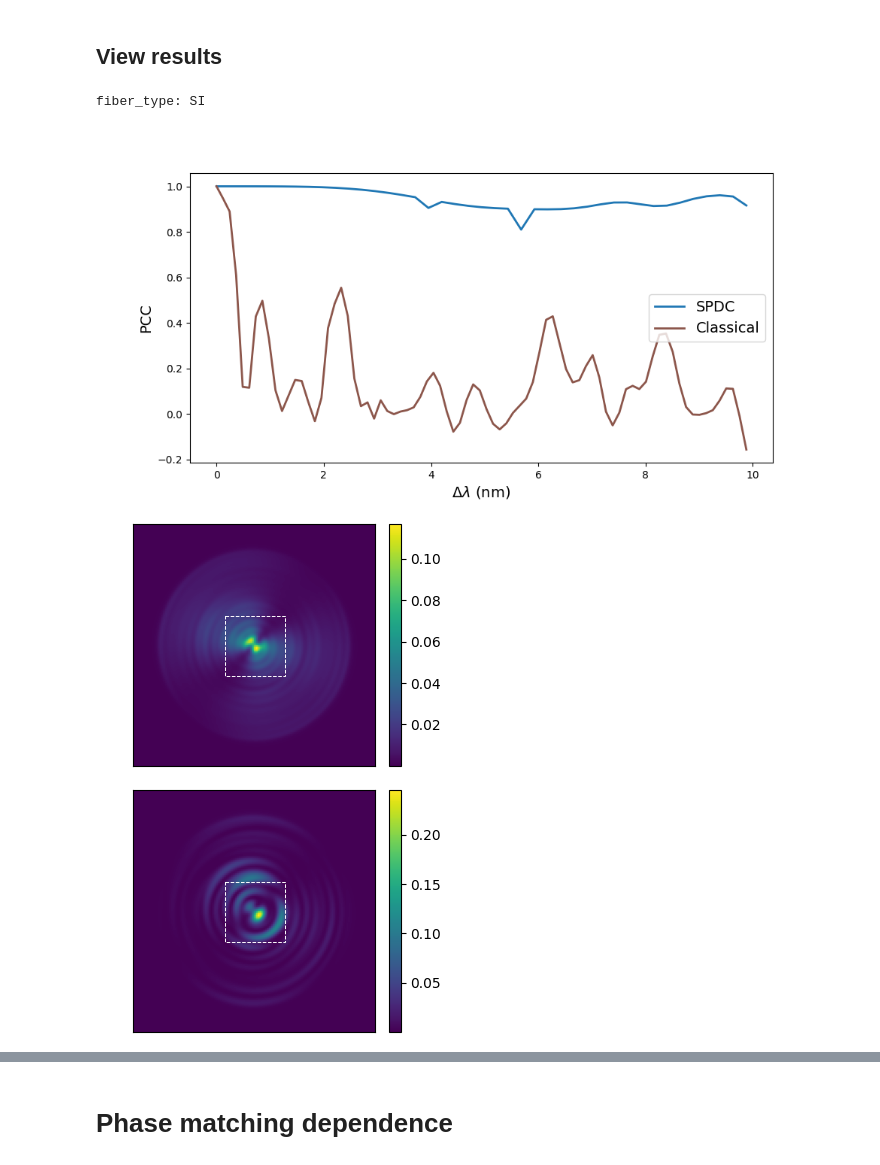
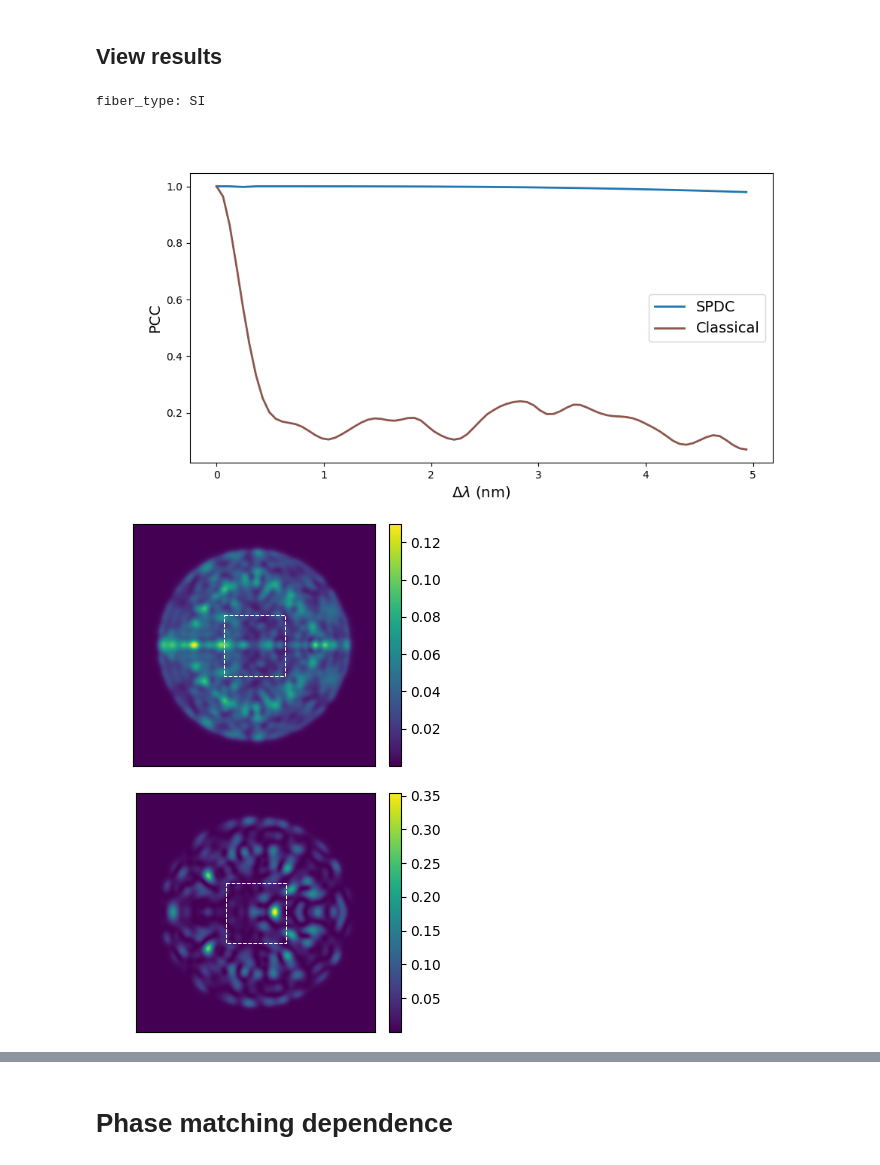
Before and after one commit to rubiaek/qdc2, a Jupyter notebook: qdc/mmf/generate_results.ipynb, the cells around one changed output, grey strips where cells are left out. Cells and saved outputs as stored; diff of their text form; code cells hidden in the pictures.

```diff
--- a/qdc/mmf/generate_results.ipynb
+++ b/qdc/mmf/generate_results.ipynb
@@ -21,15 +21,15 @@ The autoreload extension is already loaded. To reload it, use:
 def run_mmf(is_step_index=False, only_z0=False):
     fiber_L = 0.1e6  if is_step_index else 3e6 # um
     N_wl = 81
-    N_classical = 31
-    N_SPDC = 31
+    N_classical = 23
+    N_SPDC = 23
     wl0 = 0.810
-    Dwl = 0.010 if is_step_index else 0.020
+    Dwl = 0.005 if is_step_index else 0.015
     NA_ref = 0.2
     dzs = [0, 10, 50, 150, 400] if is_step_index else [0, 10, 30, 50, 250]
     if only_z0:
         dzs = [0]
-    npoints = 2**7
+    npoints = 2**8
     free_mode_matrix = False if npoints == 2**7 else True  # when working with 2**8, the RAM explodes
     free_mode_matrix = True
     autosolve = not free_mode_matrix  # if freeing each time - no point in autosolving initially
@@ -38,18 +38,13 @@ def run_mmf(is_step_index=False, only_z0=False):
     n_pixels_diameter = npoints//4 if is_step_index else npoints//4
     s = ManyWavelengthFiber(wl0=wl0, Dwl=Dwl, N_wl=N_wl, fiber_L=fiber_L, rng_seed=123, is_step_index=is_step_index,
                             npoints=npoints, NA_ref=NA_ref, autosolve=autosolve)
-    # s.gaussian_params = np.array([2.7, 7, 10, 0.5, 0.5]) # Results from 2025-07
-    # s.gaussian_dparams = np.array([1, 5, 5, 0.3, 0.3]) # Results from 2025-07
-    # s.gaussian_params = np.array([0.6, 0, 0, 0.0, 0.0]) # Results from 2025-07-29
-    # s.gaussian_dparams = np.array([0.2, 15, 18, 0.0, 0.0]) # Results from 2025-07-29
-    # s.gaussian_dparams = np.array([0, 4, 4, 0.1, 0.1])
+
     if N_classical == 1:
         g_params_list = [np.array([0.7, 8, 0, 0.0, 0.0])]
     else:
         g_params_list = [np.array([0.6, Dx, 0, 0.0, 0.0]) for Dx in np.linspace(0, 22, N_classical)]
 
     exp = QDCMMFExperiment(s, free_mode_matrix=free_mode_matrix)
-    # exp.excite_modes = (0, 50)
     exp._set_PCC_slice(n_pixels_diameter=n_pixels_diameter)
     res = exp.run_PCCs_different_dz(dzs=dzs, N_classical=N_classical, N_SPDC=N_SPDC, g_params_list=g_params_list)
 
@@ -73,24 +87,27 @@ Getting classical with average on 31 ...
 # %%
 is_step_index = True
 res = res_SI if is_step_index else res_GRIN
 fiber_type = 'SI' if is_step_index else 'GRIN'
 
 print(f'fiber_type: {fiber_type}')
 
 # Main text
 saveto_path = fr'G:\My Drive\Projects\Dispersion Cancelation\Paper\Partial Figures\PCCs_{fiber_type}.png'
+# saveto_path = None
 res.show_PCCs(title='', iter_no=None, show0=True, saveto_path=saveto_path)
 
 saveto_path = fr'G:\My Drive\Projects\Dispersion Cancelation\Paper\Partial Figures\incoherent_sum_{fiber_type}.png'
-res.show_incoherent_sums(iter_no=None, dz=0, saveto_path=saveto_path)
+# saveto_path = None
+res.show_incoherent_sums(iter_no=16, dz=0, saveto_path=saveto_path)
 
 # Combine these and the setup in pptx for final figure for main text
 
 # SI
 saveto_path = fr'G:\My Drive\Projects\Dispersion Cancelation\Paper\Final Figures\PCCs_dzs_{fiber_type}.png'
+# saveto_path = None
 res.show_PCCs(title='', iter_no=None, show0=False, saveto_path=saveto_path)
 # %% [output]
 fiber_type: SI
-[figure, old version]
+[figure, new version]
-[figure, old version]
+[figure, new version]
-[figure, old version]
+[figure, new version]
```
Also changed, not shown: parts of 3 cells of this notebook, 4 other files.
